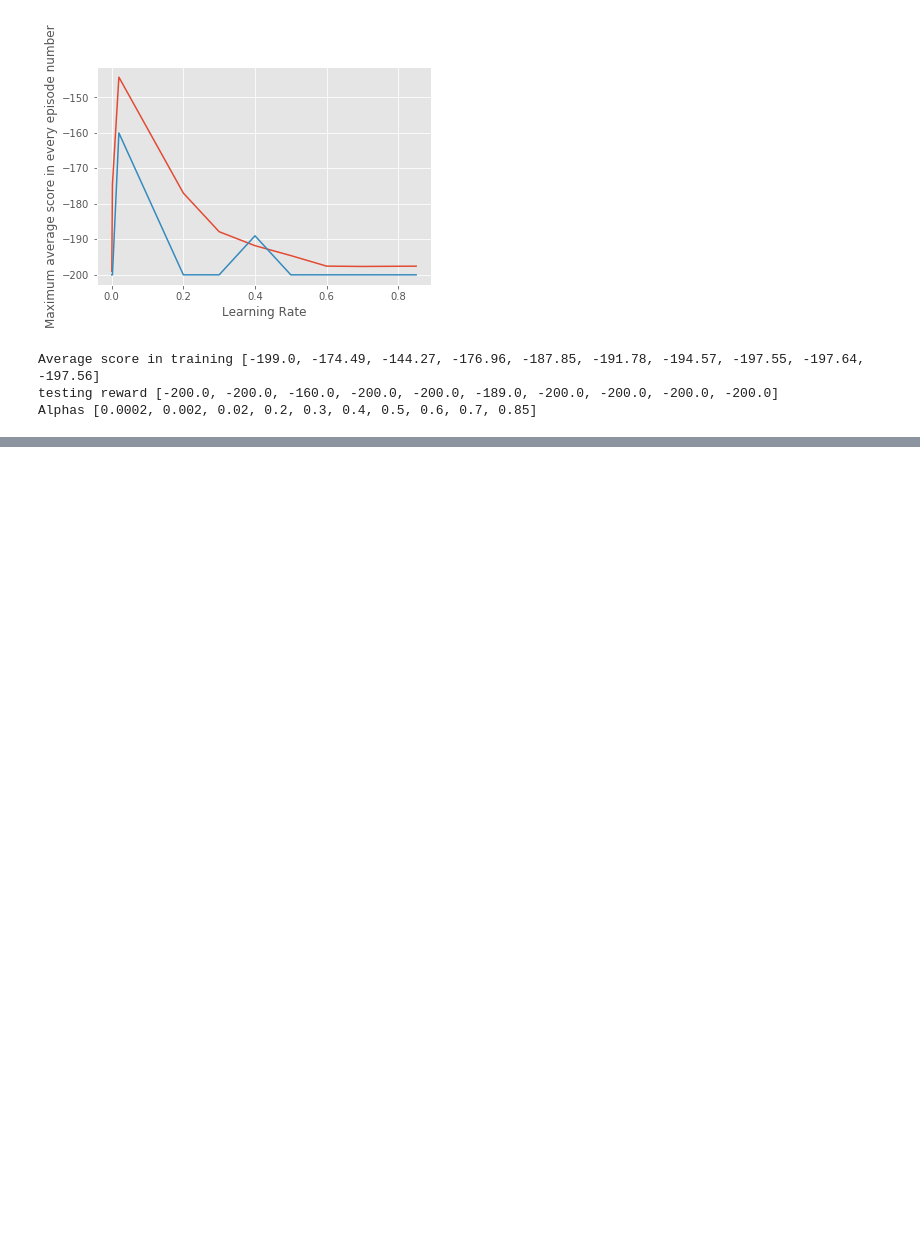
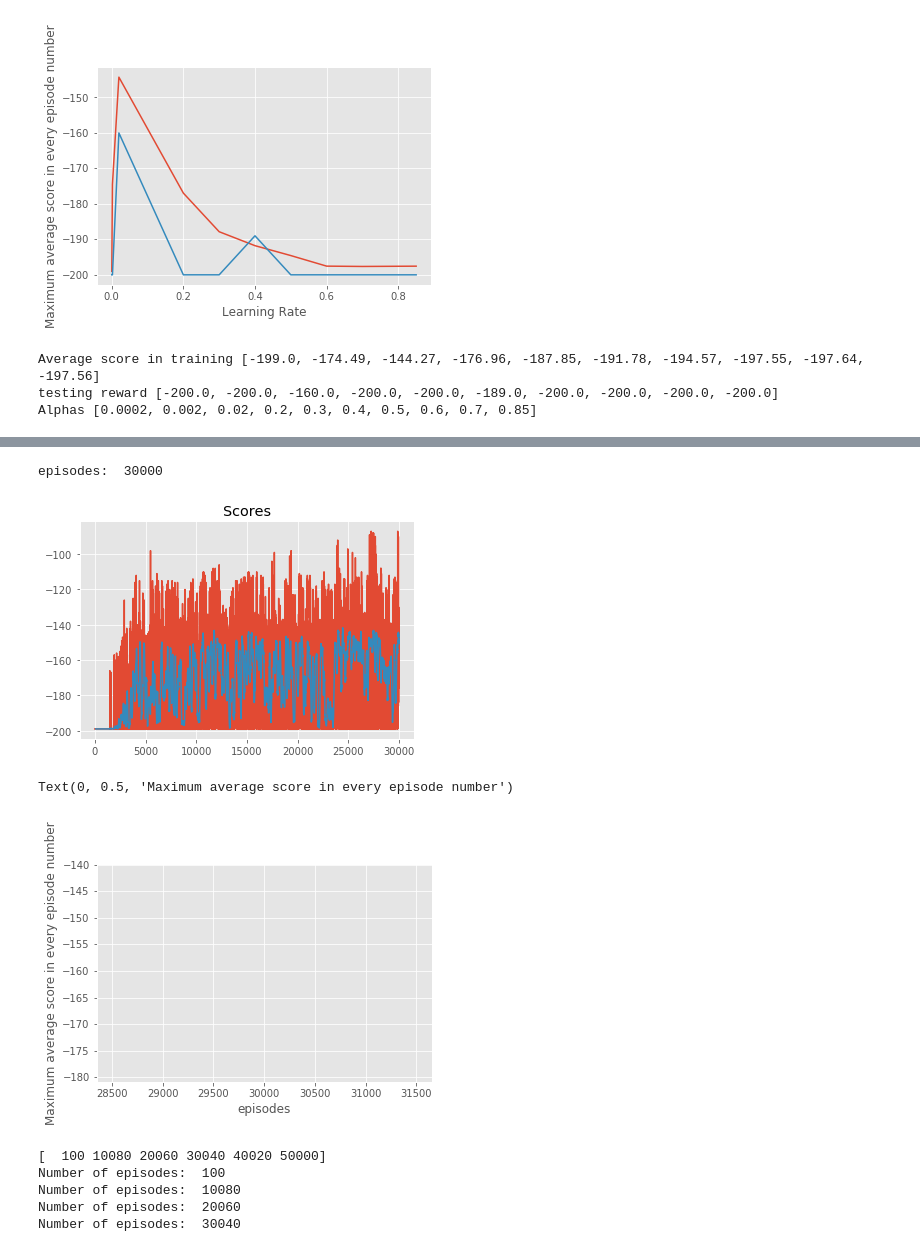
Before and after one commit to TasneemOmara/Mountain-Car-Problem, a Jupyter notebook: MountainCarQLearning.ipynb, the cells around one changed output, grey strips where cells are left out. Saved outputs shown, nothing was run; the diff lists cells and outputs as text; code cells hidden in the pictures; blank space fills up the shorter version.

```diff
--- a/MountainCarQLearning.ipynb
+++ b/MountainCarQLearning.ipynb
@@ -538,0 +634,30 @@ plt.ylabel('Maximum average score in every episode number')
+# %%
+score_test = test_algorithm(env,Q, render = True)
+env.close()
+# %%
+" episodes = 1000, bins = (10,10), discount factor = 0.99, epsilon = 0.9995"
+" learning rate = 0.02"
+
+max_avg_score_training = []
+score_testing = []
+episodes = [30000]
+
+for episode in episodes:
+    Q, scores, max_avg_score = q_learning_discrete(env, episode)
+    max_avg_score_training.append(max_avg_score)
+    score_test = test_algorithm(env, Q)
+    score_testing.append(score_test)
+    print ("episodes: ", episode)
+    plot_scores(scores)
+
+plt.plot(episodes, max_avg_score_training)
+plt.xlabel('episodes')
+plt.ylabel('Maximum average score in every episode number')
+plt.plot(episodes, score_testing)
+plt.xlabel('episodes')
+plt.ylabel('Maximum average score in every episode number')
+# %% [output]
+episodes:  30000
+[figure, added]
+Text(0, 0.5, 'Maximum average score in every episode number')
+[figure, added]
@@ -538,0 +667,27 @@ plt.ylabel('Maximum average score in every episode number')
+# %%
+"Trial with random seed"
+
+max_avg_score_training = []
+score_testing = []
+episodes = np.linspace(100,50000, num = 6, dtype=int)
+print(episodes)
+for episode in episodes:
+    Q, scores, max_avg_score = q_learning_discrete(env, episode)
+    max_avg_score_training.append(max_avg_score)
+    score_test = test_algorithm(env, Q)
+    score_testing.append(score_test)
+    print ("Number of episodes: ", episode)
+    #plot_scores(scores)
+
+plt.plot(episodes, max_avg_score_training)
+plt.xlabel('Number of episodes')
+plt.ylabel('Maximum average score in every episode number')
+plt.plot(episodes, score_testing)
+plt.xlabel('Number of episodes')
+plt.ylabel('Maximum average score in every episode number')
+# %% [output]
+[  100 10080 20060 30040 40020 50000]
+Number of episodes:  100
+Number of episodes:  10080
+Number of episodes:  20060
+Number of episodes:  30040
```
Also changed, not shown: parts of 7 cells of this notebook.
